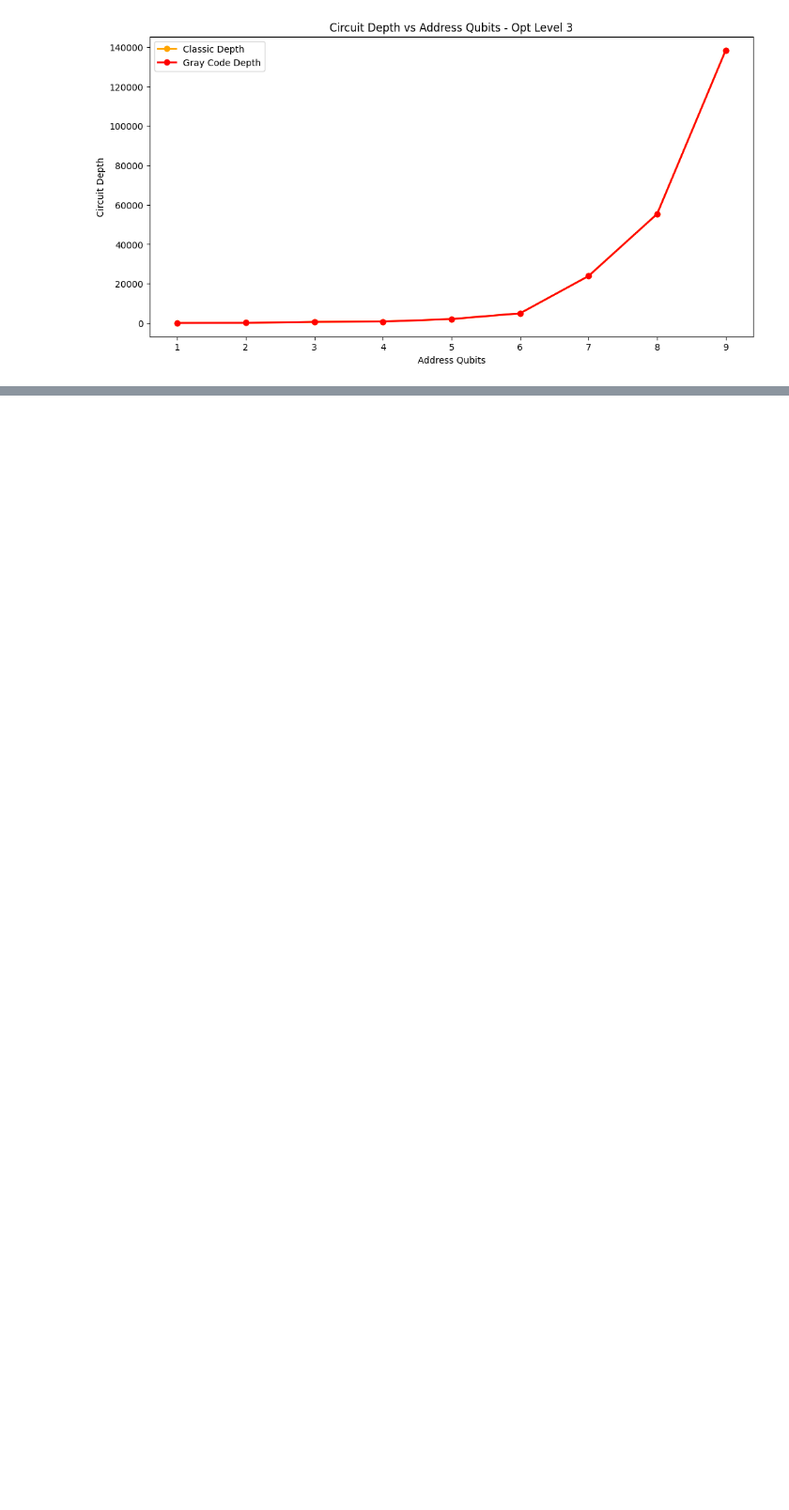
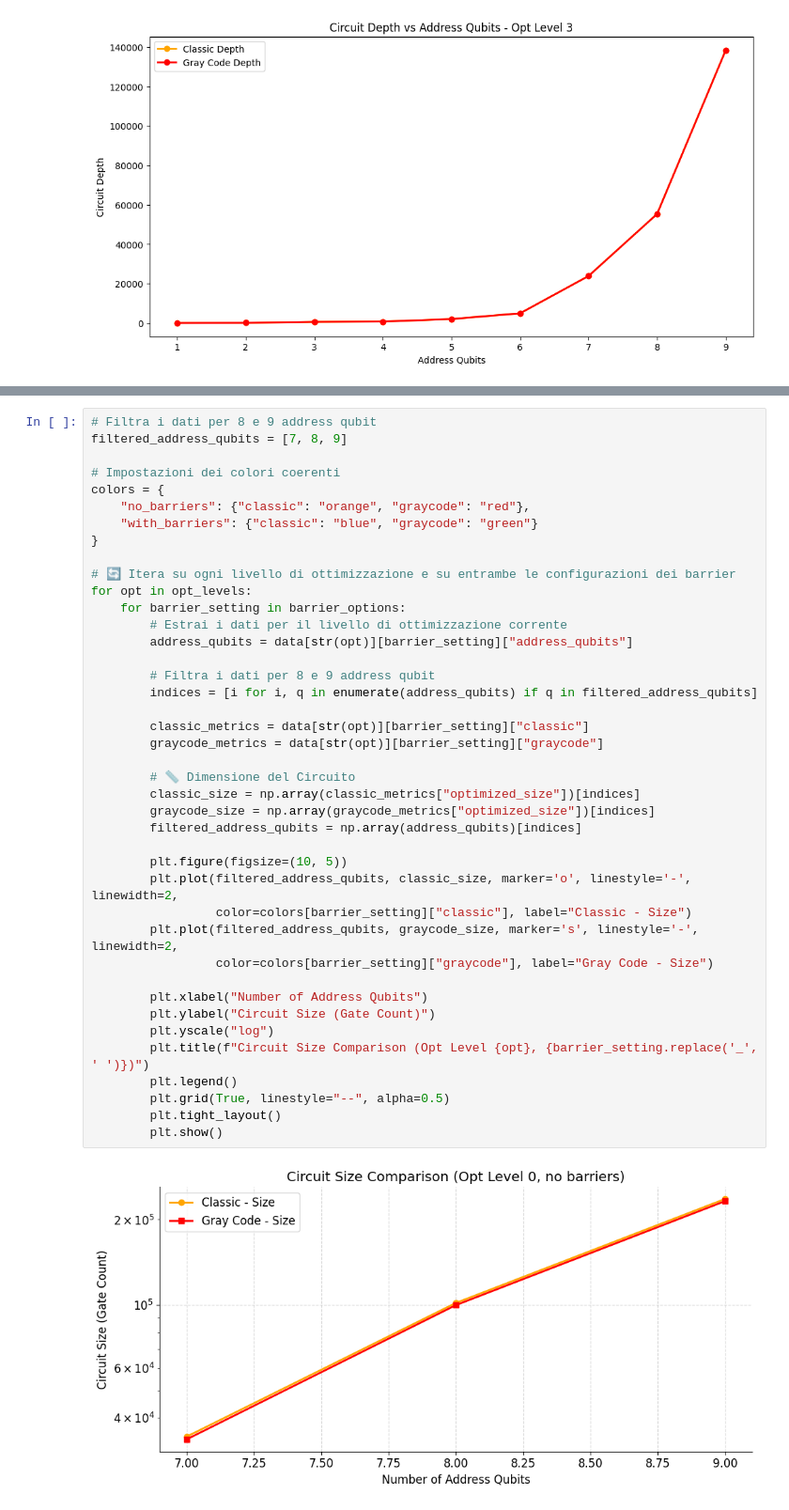
Before and after one commit to daviderossi11/quantum, a Jupyter notebook: quantum/main.ipynb, the cells around one changed output, grey strips where cells are left out. Shown at 94% size. Cells and saved outputs as stored; diff of their text form; blank space fills up the shorter version.

```diff
--- a/quantum/main.ipynb
+++ b/quantum/main.ipynb
@@ -412,0 +499,43 @@ for i in range(0,4):
+# %%
+# Filtra i dati per 8 e 9 address qubit
+filtered_address_qubits = [7, 8, 9]
+
+# Impostazioni dei colori coerenti
+colors = {
+    "no_barriers": {"classic": "orange", "graycode": "red"},
+    "with_barriers": {"classic": "blue", "graycode": "green"}
+}
+
+# 🔄 Itera su ogni livello di ottimizzazione e su entrambe le configurazioni dei barrier
+for opt in opt_levels:
+    for barrier_setting in barrier_options:
+        # Estrai i dati per il livello di ottimizzazione corrente
+        address_qubits = data[str(opt)][barrier_setting]["address_qubits"]
+
+        # Filtra i dati per 8 e 9 address qubit
+        indices = [i for i, q in enumerate(address_qubits) if q in filtered_address_qubits]
+
+        classic_metrics = data[str(opt)][barrier_setting]["classic"]
+        graycode_metrics = data[str(opt)][barrier_setting]["graycode"]
+
+        # 📏 Dimensione del Circuito
+        classic_size = np.array(classic_metrics["optimized_size"])[indices]
+        graycode_size = np.array(graycode_metrics["optimized_size"])[indices]
+        filtered_address_qubits = np.array(address_qubits)[indices]
+
+        plt.figure(figsize=(10, 5))
+        plt.plot(filtered_address_qubits, classic_size, marker='o', linestyle='-', linewidth=2,
+                 color=colors[barrier_setting]["classic"], label="Classic - Size")
+        plt.plot(filtered_address_qubits, graycode_size, marker='s', linestyle='-', linewidth=2,
+                 color=colors[barrier_setting]["graycode"], label="Gray Code - Size")
+
+        plt.xlabel("Number of Address Qubits")
+        plt.ylabel("Circuit Size (Gate Count)")
+        plt.yscale("log")
+        plt.title(f"Circuit Size Comparison (Opt Level {opt}, {barrier_setting.replace('_', ' ')})")
+        plt.legend()
+        plt.grid(True, linestyle="--", alpha=0.5)
+        plt.tight_layout()
+        plt.show()
+# %% [output]
+[figure, added]
```
Also changed, not shown: parts of 7 cells of this notebook, 8 other files.
